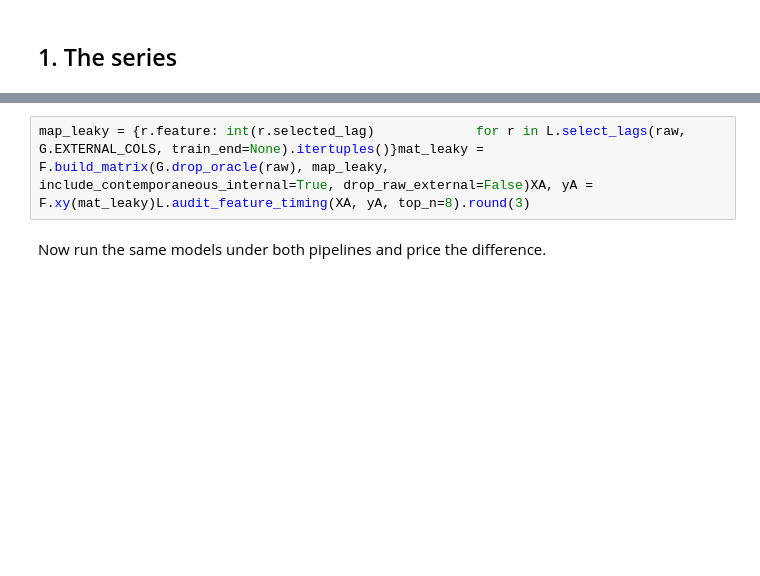
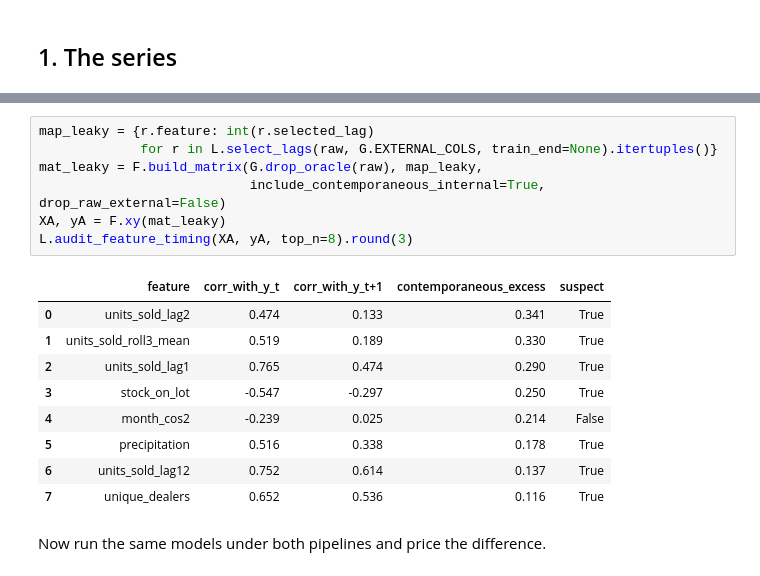
Before and after one commit to Fuzzy-sh/demand-forecasting-external-signals, a Jupyter notebook: notebooks/01_demand_forecasting.ipynb, the cells around one changed output, grey strips where cells are left out. Cells and saved outputs as stored; diff of their text form; blank space fills up the shorter version.

```diff
--- a/notebooks/01_demand_forecasting.ipynb
+++ b/notebooks/01_demand_forecasting.ipynb
@@ -11,5 +54,20 @@ raw = G.make_dataset()train_end = raw.index[MIN_TRAIN - 1]ceiling = 1 - np.var(r
 # %%
-map_leaky = {r.feature: int(r.selected_lag)             for r in L.select_lags(raw, G.EXTERNAL_COLS, train_end=None).itertuples()}mat_leaky = F.build_matrix(G.drop_oracle(raw), map_leaky,                           include_contemporaneous_internal=True, drop_raw_external=False)XA, yA = F.xy(mat_leaky)L.audit_feature_timing(XA, yA, top_n=8).round(3)
+map_leaky = {r.feature: int(r.selected_lag)
+             for r in L.select_lags(raw, G.EXTERNAL_COLS, train_end=None).itertuples()}
+mat_leaky = F.build_matrix(G.drop_oracle(raw), map_leaky,
+                           include_contemporaneous_internal=True, drop_raw_external=False)
+XA, yA = F.xy(mat_leaky)
+L.audit_feature_timing(XA, yA, top_n=8).round(3)
+# %% [output]
+|  | feature | corr_with_y_t | corr_with_y_t+1 | contemporaneous_excess | suspect |
+| 0 | units_sold_lag2 | 0.474 | 0.133 | 0.341 | True |
+| 1 | units_sold_roll3_mean | 0.519 | 0.189 | 0.330 | True |
+| 2 | units_sold_lag1 | 0.765 | 0.474 | 0.290 | True |
+| 3 | stock_on_lot | -0.547 | -0.297 | 0.250 | True |
+| 4 | month_cos2 | -0.239 | 0.025 | 0.214 | False |
+| 5 | precipitation | 0.516 | 0.338 | 0.178 | True |
+| 6 | units_sold_lag12 | 0.752 | 0.614 | 0.137 | True |
+| 7 | unique_dealers | 0.652 | 0.536 | 0.116 | True |
 # %% [markdown]
 Now run the same models under both pipelines and price the difference.
 # %%
```
Also changed, not shown: parts of 8 cells of this notebook.
